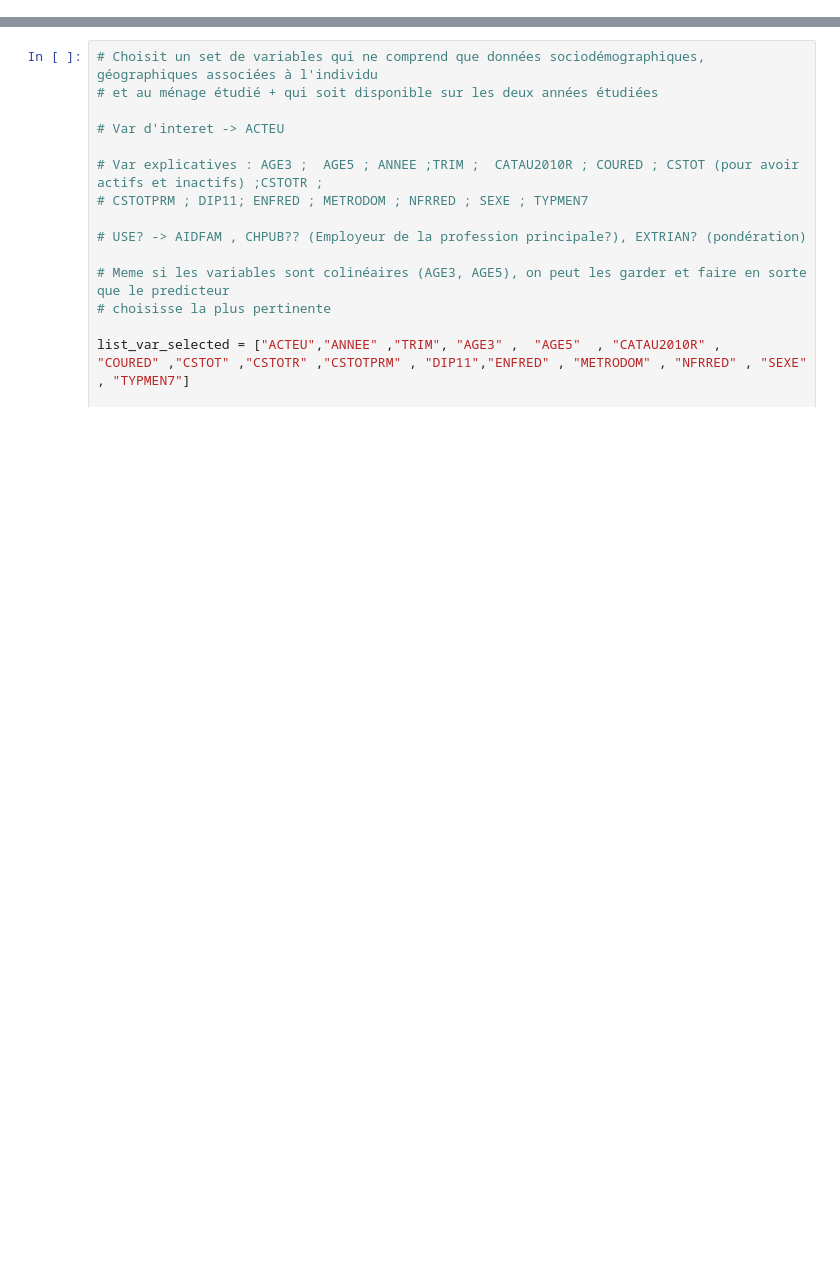
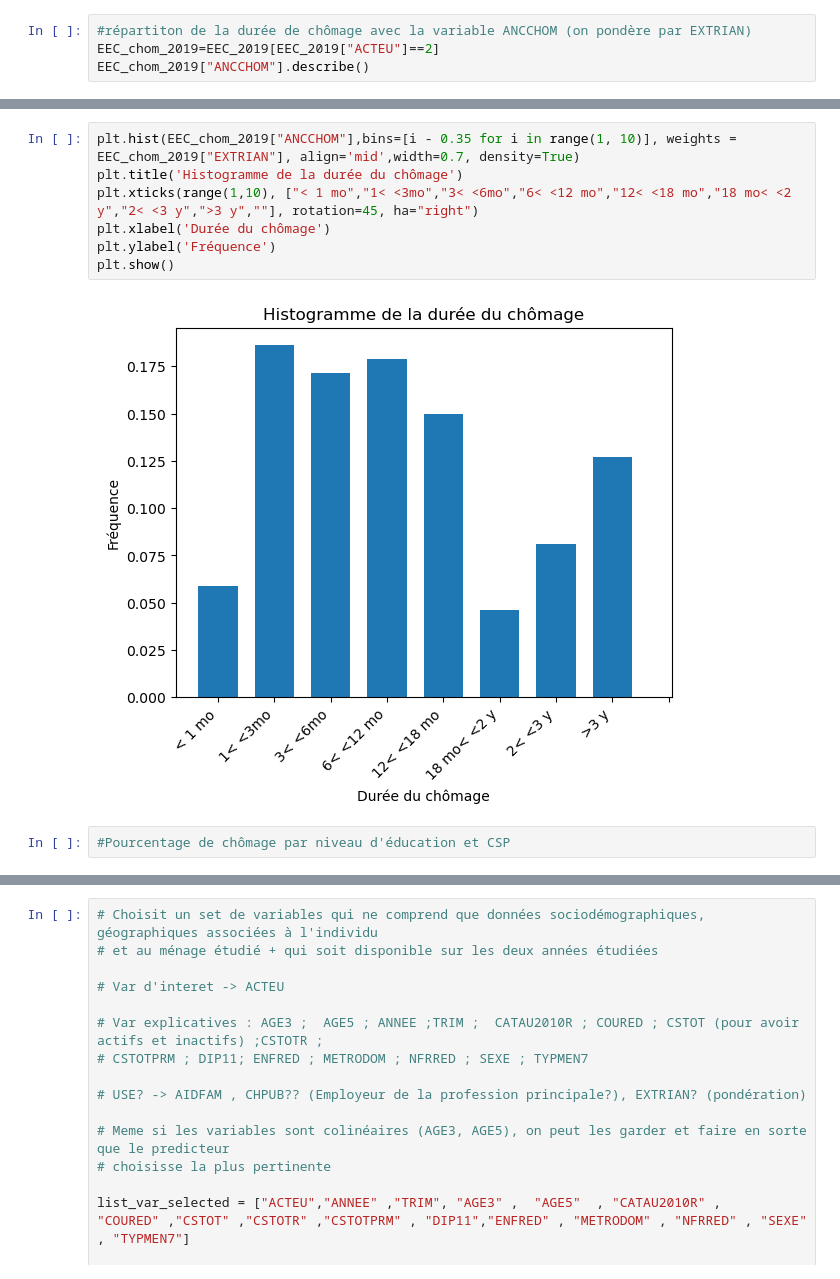
Before and after one commit to Alexis-Barrau/python_ensae, a Jupyter notebook: Scripts/Script first analysis.ipynb, the cells around one changed output, grey strips where cells are left out. Saved outputs shown, nothing was run; the diff lists cells and outputs as text; blank space fills up the shorter version.

Commit message:
statdesc durée du chômage

```diff
--- a/Scripts/Script first analysis.ipynb
+++ b/Scripts/Script first analysis.ipynb
@@ -24,0 +50,4 @@ with zip_df.open(zip_df.namelist()[0]) as extrait:
+# %%
+#répartiton de la durée de chômage avec la variable ANCCHOM (on pondère par EXTRIAN)
+EEC_chom_2019=EEC_2019[EEC_2019["ACTEU"]==2]
+EEC_chom_2019["ANCCHOM"].describe()
@@ -24,0 +64,11 @@ with zip_df.open(zip_df.namelist()[0]) as extrait:
+# %%
+plt.hist(EEC_chom_2019["ANCCHOM"],bins=[i - 0.35 for i in range(1, 10)], weights = EEC_chom_2019["EXTRIAN"], align='mid',width=0.7, density=True)
+plt.title('Histogramme de la durée du chômage')
+plt.xticks(range(1,10), ["< 1 mo","1< <3mo","3< <6mo","6< <12 mo","12< <18 mo","18 mo< <2 y","2< <3 y",">3 y",""], rotation=45, ha="right")
+plt.xlabel('Durée du chômage')
+plt.ylabel('Fréquence')
+plt.show()
+# %% [output]
+[figure, added]
+# %%
+#Pourcentage de chômage par niveau d'éducation et CSP
```
Also changed, not shown: parts of 8 cells of this notebook.
